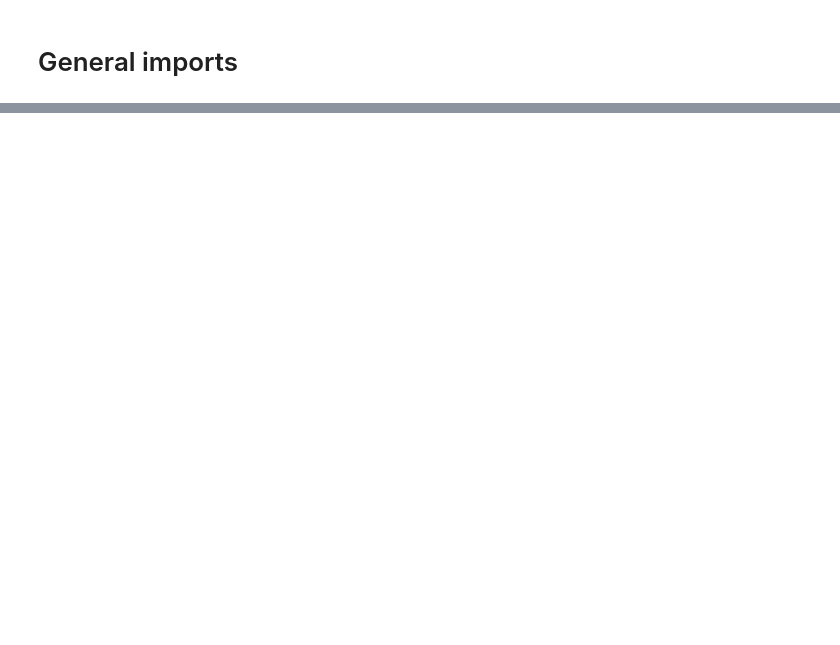
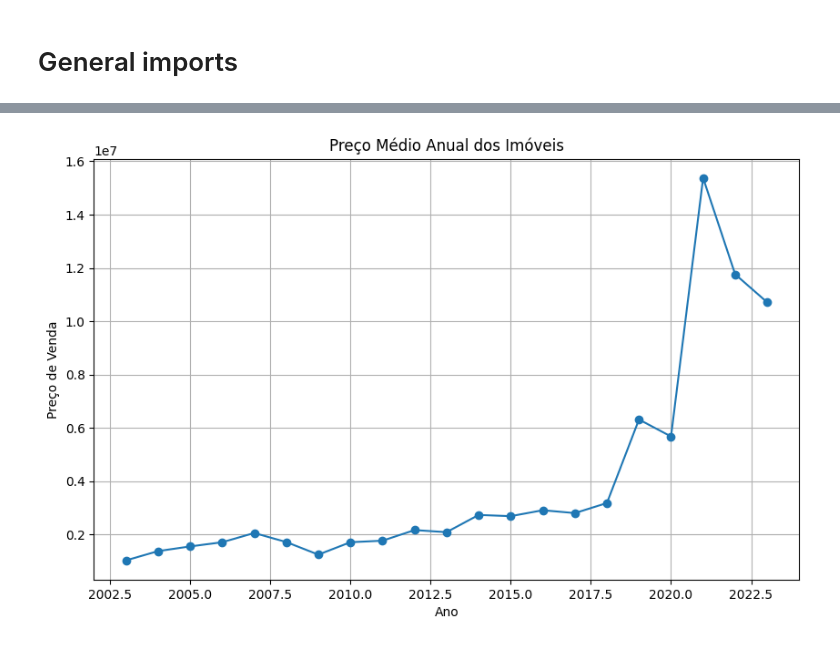
Before and after one commit to viniciusbgs/The_Manhattan_Project, a Jupyter notebook: AI.ipynb, the cells around one changed output, grey strips where cells are left out. Drawn from its saved outputs; the diff is of its cells as text; code cells hidden in the pictures; blank space fills up the shorter version.

```diff
--- a/AI.ipynb
+++ b/AI.ipynb
@@ -958,0 +271,14 @@ results, predictions, models = run_advanced_pipeline(X, y)
+# %%
+# Group by year and calculate the average sale price
+df_ano = df4.groupby(df["YEAR_SOLD"])["SALE PRICE"].mean().reset_index()
+
+# Cria o gráfico de linha
+plt.figure(figsize=(10, 6))
+plt.plot(df_ano["YEAR_SOLD"], df_ano["SALE PRICE"], marker='o', linestyle='-')
+plt.title("Preço Médio Anual dos Imóveis")
+plt.xlabel("Ano")
+plt.ylabel("Preço de Venda")
+plt.grid(True)
+plt.show()
+# %% [output]
+[figure, added]
```
Also changed, not shown: parts of 57 cells of this notebook.
